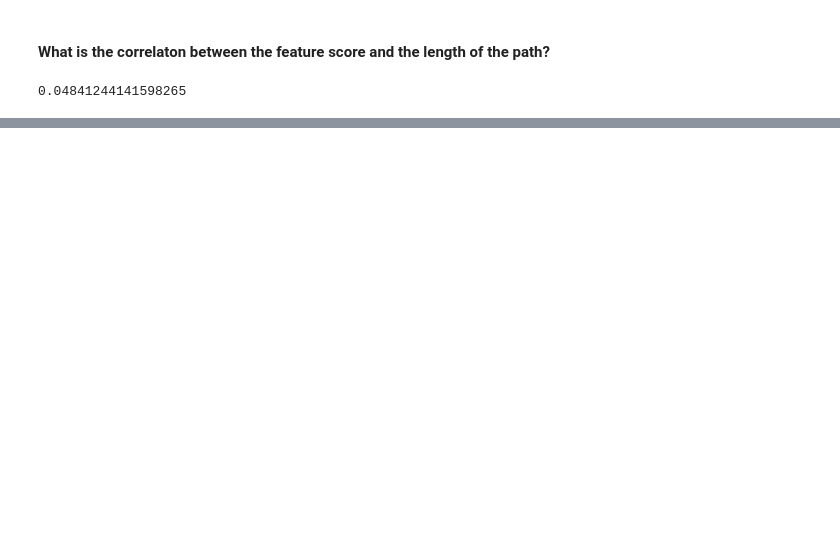
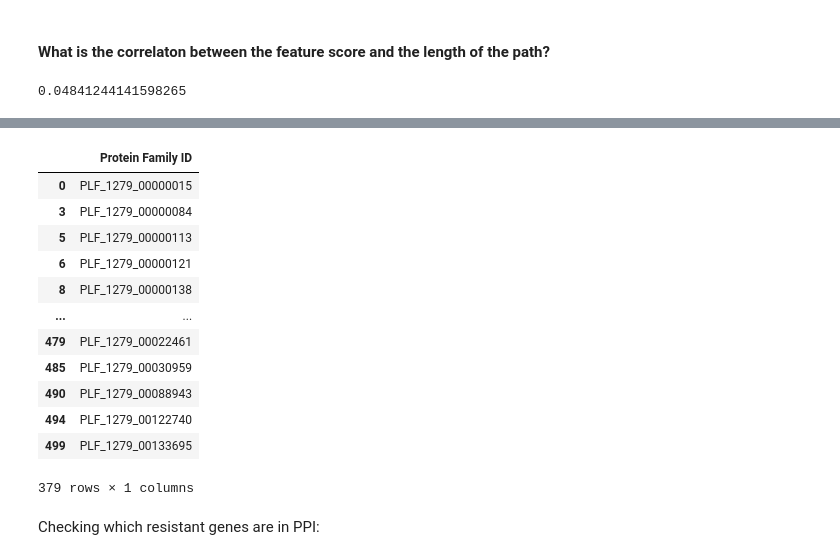
Before and after one commit to brunafistarol/MasterProjectDevelopment, a Jupyter notebook: Staphylococcus_aureus/Staphylococcus aureus.ipynb, the cells around one changed output, grey strips where cells are left out. Saved outputs shown, nothing was run; the diff lists cells and outputs as text; code cells hidden in the pictures; blank space fills up the shorter version.

```diff
--- a/Staphylococcus_aureus/Staphylococcus aureus.ipynb
+++ b/Staphylococcus_aureus/Staphylococcus aureus.ipynb
@@ -324,0 +367,18 @@ ppi_info2['Shortest Path to an AMR gene (length)'].astype('int').corr(ppi_info2[
+# %%
+saureus_ppi = pd.read_csv('saureus_ppi_patric.csv')
+saureus_ppi = saureus_ppi[['Interactor A ID', 'Interactor B ID']].astype("string")
+saureus_ppi.columns = ['Interactor_A_ID', 'Interactor_B_ID']
+saureus_ppi.drop(2085, axis = 0, inplace = True)
+saureus_ppi.reset_index(drop=True, inplace=True)
+
+saureus_ppi_plfams2 = saureus_ppi
+
+for i in range(len(saureus_ppi['Interactor_A_ID'])):
+    if plf.loc[saureus_ppi['Interactor_A_ID'][i]].isin(plf_500['Protein Family ID']).bool():
+        saureus_ppi_plfams2.at[i, 'Interactor_A_ID'] = plf.loc[saureus_ppi['Interactor_A_ID'][i]].PLFam
+
+for i in range(len(saureus_ppi['Interactor_B_ID'])):
+    if plf.loc[saureus_ppi['Interactor_B_ID'][i]].isin(plf_500['Protein Family ID']).bool():
+        saureus_ppi_plfams2.at[i, 'Interactor_B_ID'] = plf.loc[saureus_ppi['Interactor_B_ID'][i]].PLFam
+
+saureus_ppi_plfams2.drop_duplicates(subset=None, keep='first', inplace=True)
@@ -324,0 +387,23 @@ ppi_info2['Shortest Path to an AMR gene (length)'].astype('int').corr(ppi_info2[
+# %%
+sa_conserved_ppi_A = plf_500[plf_500['Protein Family ID'].isin(saureus_ppi_plfams2['Interactor_A_ID'])]['Protein Family ID']
+sa_conserved_ppi_B = plf_500[plf_500['Protein Family ID'].isin(saureus_ppi_plfams2['Interactor_B_ID'])]['Protein Family ID']
+
+sa_conserved_ppi2 = pd.DataFrame(pd.concat([sa_conserved_ppi_A, sa_conserved_ppi_B], axis = 0).drop_duplicates())
+# %%
+sa_conserved_ppi2
+# %% [output]
+|  | Protein Family ID |
+| 0 | PLF_1279_00000015 |
+| 3 | PLF_1279_00000084 |
+| 5 | PLF_1279_00000113 |
+| 6 | PLF_1279_00000121 |
+| 8 | PLF_1279_00000138 |
+| ... | ... |
+| 479 | PLF_1279_00022461 |
+| 485 | PLF_1279_00030959 |
+| 490 | PLF_1279_00088943 |
+| 494 | PLF_1279_00122740 |
+| 499 | PLF_1279_00133695 |
+379 rows × 1 columns
+# %% [markdown]
+Checking which resistant genes are in PPI:
```
Also changed, not shown: parts of 59 cells of this notebook, 1 other file.
